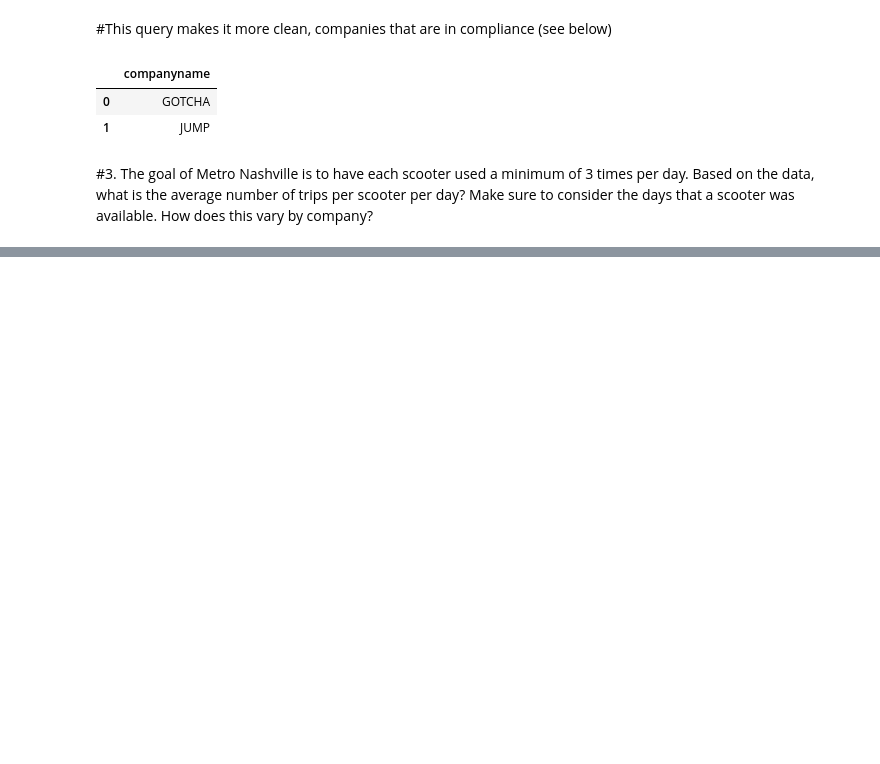
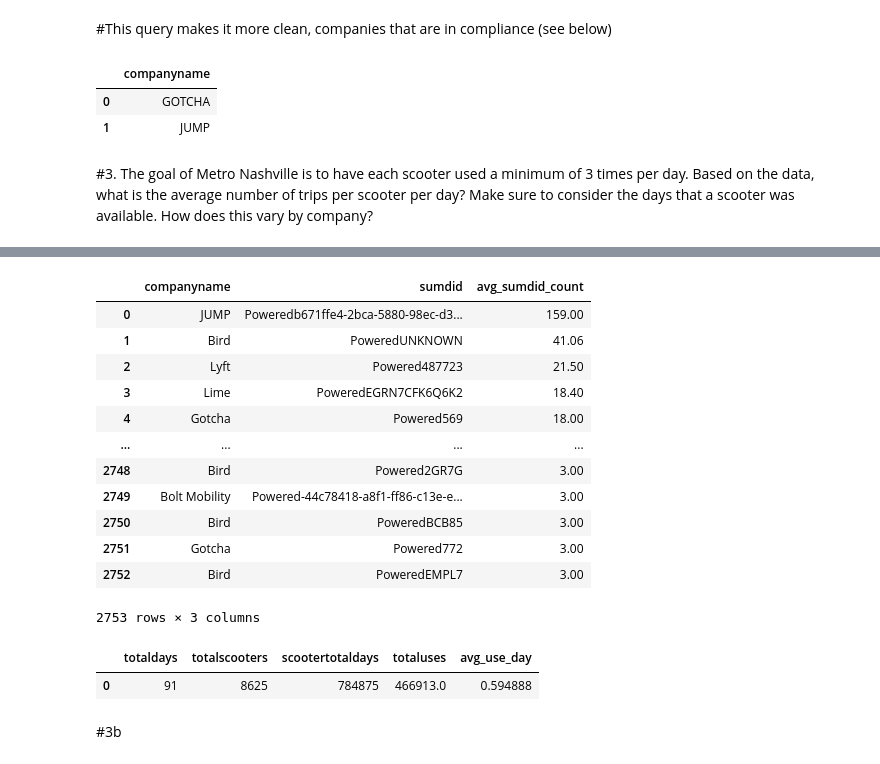
Before and after one commit to NSS-Data-Analytics-Cohort-10/scooters-group-3, a Jupyter notebook: notebooks/Untitled.ipynb, the cells around one changed output, grey strips where cells are left out. Cells and saved outputs as stored; diff of their text form; code cells hidden in the pictures; blank space fills up the shorter version.

```diff
--- a/notebooks/Untitled.ipynb
+++ b/notebooks/Untitled.ipynb
@@ -468,0 +567,75 @@ COMPLIANT
+# %%
+AVGUSAGE= '''
+WITH avg_count AS (
+SELECT companyname, sumdid, ROUND(AVG(scooter_usage.sumdid_count),2) as avg_sumdid_count
+
+FROM (
+SELECT companyname, sumdid, DATE(create_dt) as usage_date, COUNT (*) as sumdid_count
+FROM trips
+GROUP BY sumdid, DATE(create_dt), companyname
+    ) as scooter_usage
+GROUP BY sumdid, companyname
+ORDER BY avg_sumdid_count DESC
+)
+SELECT companyname, sumdid, avg_sumdid_count
+FROM avg_count
+WHERE avg_sumdid_count >= 3.0
+'''
+
+AVGUSAGEBYDAY= pd.read_sql_query(AVGUSAGE, engine)
+AVGUSAGEBYDAY
+# %% [output]
+|  | companyname | sumdid | avg_sumdid_count |
+| 0 | JUMP | Poweredb671ffe4-2bca-5880-98ec-d3... | 159.00 |
+| 1 | Bird | PoweredUNKNOWN | 41.06 |
+| 2 | Lyft | Powered487723 | 21.50 |
+| 3 | Lime | PoweredEGRN7CFK6Q6K2 | 18.40 |
+| 4 | Gotcha | Powered569 | 18.00 |
+| ... | ... | ... | ... |
+| 2748 | Bird | Powered2GR7G | 3.00 |
+| 2749 | Bolt Mobility | Powered-44c78418-a8f1-ff86-c13e-e... | 3.00 |
+| 2750 | Bird | PoweredBCB85 | 3.00 |
+| 2751 | Gotcha | Powered772 | 3.00 |
+| 2752 | Bird | PoweredEMPL7 | 3.00 |
+2753 rows × 3 columns
+# %%
+SCOOTERUSAGEAVG = '''
+
+WITH X AS (
+SELECT
+MAX(STARTDATE)-MIN(STARTDATE) TOTALDAYS,
+COUNT(DISTINCT(SUMDID)) TOTALSCOOTERS,
+COUNT(DISTINCT(SUMDID)) * (MAX(STARTDATE)-MIN(STARTDATE)) SCOOTERTOTALDAYS,
+SUM(COUNTRECNUM) TOTALUSES,
+SUM(COUNTRECNUM)/(COUNT(DISTINCT(SUMDID)) * (MAX(STARTDATE)-MIN(STARTDATE))) AVG_USE_DAY
+
+FROM(
+SELECT
+UPPER(COMPANYNAME) COMPANYNAME,
+STARTDATE,
+SUMDID,
+
+COUNT(TRIPRECORDNUM) COUNTRECNUM
+
+FROM
+TRIPS T
+WHERE SUMDID IN
+(SELECT SUMDID FROM SCOOTERS WHERE UPPER(SUMDGROUP) ='SCOOTER')
+AND T.tripduration > 1 AND T.tripduration < 1440 AND TRIPRECORDNUM IS NOT NULL
+GROUP BY
+UPPER(COMPANYNAME),
+STARTDATE,
+SUMDID
+HAVING COUNT(TRIPRECORDNUM) >1
+ORDER BY STARTDATE,UPPER(COMPANYNAME)))
+SELECT * FROM X
+
+'''
+
+USESCOOTER = pd.read_sql_query(SCOOTERUSAGEAVG, engine)
+USESCOOTER
+# %% [output]
+|  | totaldays | totalscooters | scootertotaldays | totaluses | avg_use_day |
+| 0 | 91 | 8625 | 784875 | 466913.0 | 0.594888 |
+# %% [markdown]
+#3b
```
Also changed, not shown: parts of 6 cells of this notebook.
